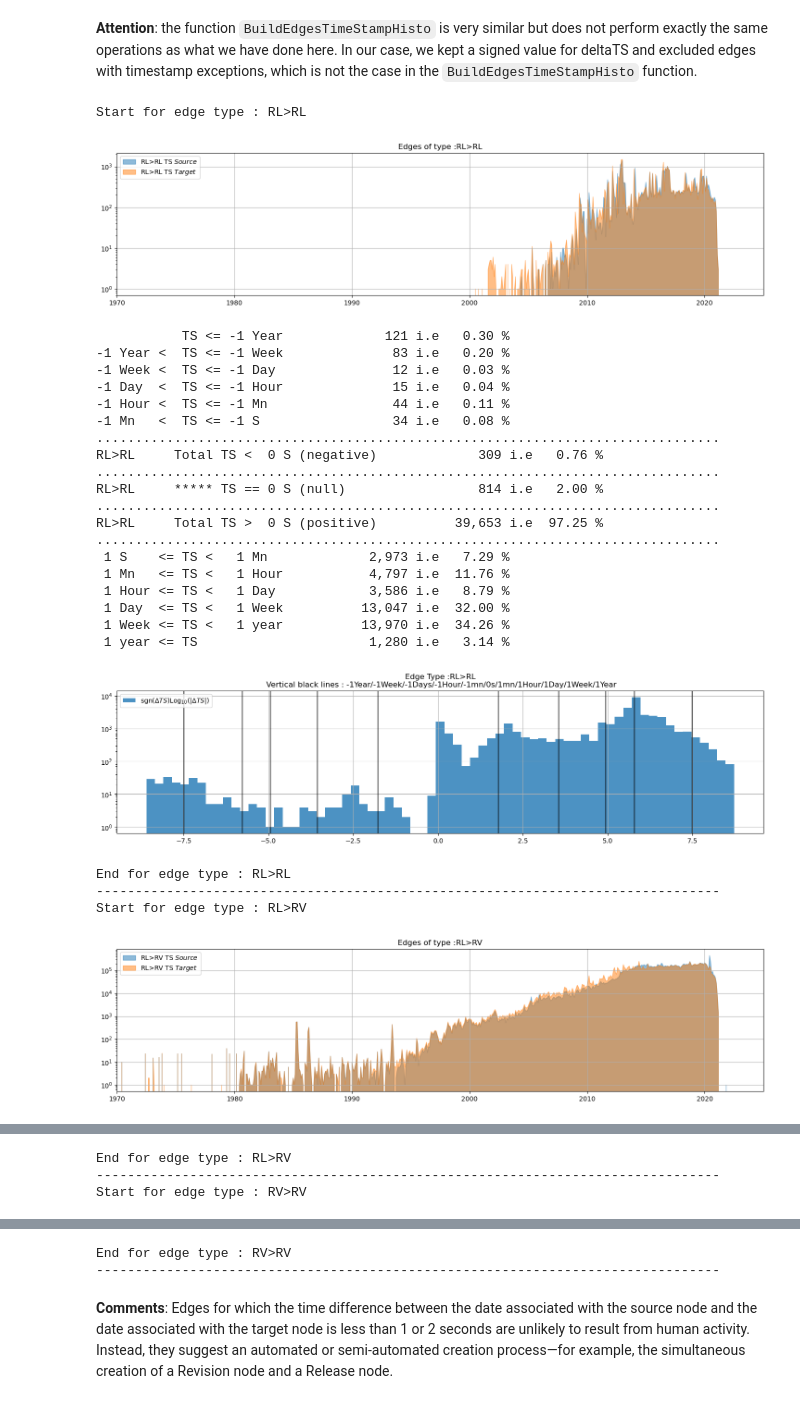
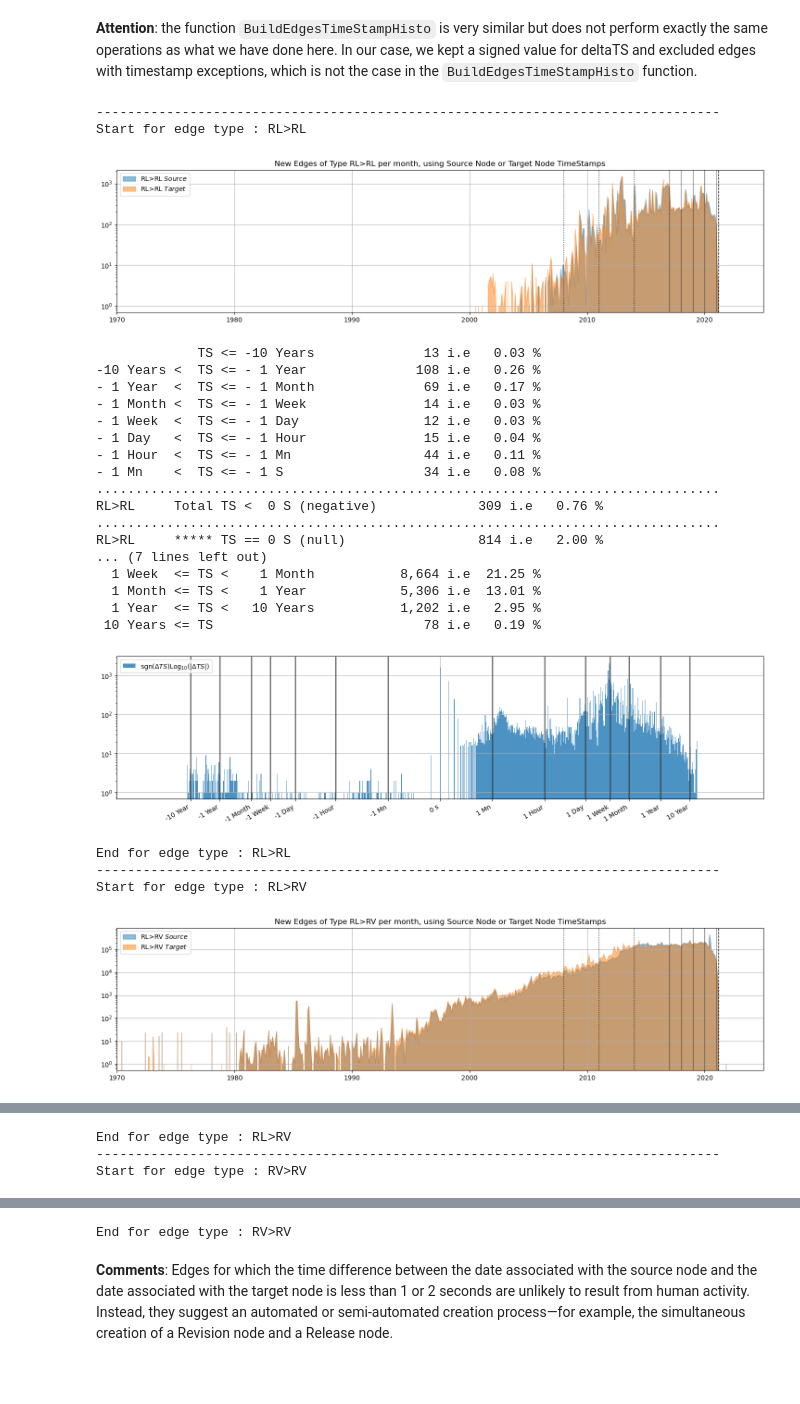
Before and after one commit to grouss/growing-network-study, a Jupyter notebook: SM04_TemporalInformationMainStats.ipynb, the cells around one changed output, grey strips where cells are left out. Drawn from its saved outputs; the diff is of its cells as text; code cells hidden in the pictures; blank space fills up the shorter version.

```diff
--- a/SM04_TemporalInformationMainStats.ipynb
+++ b/SM04_TemporalInformationMainStats.ipynb
@@ -276,7 +286,7 @@ Elapse time  40.0 (s)
 # %% [markdown]
 We can specifically analyze the rate of new edge creation (aggregated monthly and by edge type), as a function the creation date of the source node first, followed by the creation date of the target node. Due to the significant variability in the differences observed between the two timestamps associated to edges ($\Delta TS=TS_{source}-TS_{target}$), these differences are represented using a signed logarithmic scale, with values set to 0 for edges where both timestamps are identical, namely $$-\operatorname{sgn}(\Delta TS){\rm Log}_{10}(|\Delta TS|)$$
 # %%
-nodes,edges,nodesad,d,Nnodes,Nedges=LoadAllArray()
+nodes,edges,nodesad,d,Nnodes,Nedges,EPOCH,DatasetName=LoadAllArray()
 # %% [output]
 Loaded : ./ImportData/nodes_20240310.pkl
 Loaded : ./ImportData/edges_20240310.pkl
@@ -347,36 +362,35 @@ Building edge type array and applying mask 9.38 (s)
 # %%
 for i,Etype in enumerate(encoding):
     mask_type=arraytype==i
     if np.sum(mask_type)!=0:
         print("-"*80)
         print("Start for edge type :",Etype)
-        PlotTSoverTimeEdges(sourcearrayTS,targetarrayTS,mask_type,Etype)
-        DisplayTSstat(deltaTS,mask_type,Etype)
-        PlotTSHisto(deltaTS,mask_type,Etype)
+        PlotTSoverTimeEdges(sourcearrayTS[mask_type],targetarrayTS[mask_type],Etype)
+        DisplayTSstat(deltaTS[mask_type],Etype)
+        PlotTSHisto(deltaTS[mask_type],Etype)
 # %% [output]
+--------------------------------------------------------------------------------
 Start for edge type : RL>RL
-[figure, old version]
+[figure, new version]
-           TS <= -1 Year             121 i.e   0.30 %
--1 Year <  TS <= -1 Week              83 i.e   0.20 %
--1 Week <  TS <= -1 Day               12 i.e   0.03 %
--1 Day  <  TS <= -1 Hour              15 i.e   0.04 %
--1 Hour <  TS <= -1 Mn                44 i.e   0.11 %
--1 Mn   <  TS <= -1 S                 34 i.e   0.08 %
+             TS <= -10 Years              13 i.e   0.03 %
+-10 Years <  TS <= - 1 Year              108 i.e   0.26 %
+- 1 Year  <  TS <= - 1 Month              69 i.e   0.17 %
+- 1 Month <  TS <= - 1 Week               14 i.e   0.03 %
+- 1 Week  <  TS <= - 1 Day                12 i.e   0.03 %
+- 1 Day   <  TS <= - 1 Hour               15 i.e   0.04 %
+- 1 Hour  <  TS <= - 1 Mn                 44 i.e   0.11 %
+- 1 Mn    <  TS <= - 1 S                  34 i.e   0.08 %
 ................................................................................
 RL>RL     Total TS <  0 S (negative)             309 i.e   0.76 %
 ................................................................................
 RL>RL     ***** TS == 0 S (null)                 814 i.e   2.00 %
-................................................................................
-RL>RL     Total TS >  0 S (positive)          39,653 i.e  97.25 %
-................................................................................
- 1 S    <= TS <   1 Mn             2,973 i.e   7.29 %
- 1 Mn   <= TS <   1 Hour           4,797 i.e  11.76 %
- 1 Hour <= TS <   1 Day            3,586 i.e   8.79 %
- 1 Day  <= TS <   1 Week          13,047 i.e  32.00 %
- 1 Week <= TS <   1 year          13,970 i.e  34.26 %
- 1 year <= TS                      1,280 i.e   3.14 %
+... (7 lines left out)
+  1 Week  <= TS <    1 Month           8,664 i.e  21.25 %
+  1 Month <= TS <    1 Year            5,306 i.e  13.01 %
+  1 Year  <= TS <   10 Years           1,202 i.e   2.95 %
+ 10 Years <= TS                           78 i.e   0.19 %
-[figure, old version]
+[figure, new version]
 End for edge type : RL>RL
 --------------------------------------------------------------------------------
 Start for edge type : RL>RV
-[figure, old version]
+[figure, new version]
@@ -427,5 +437,4 @@ RV>RV     Total TS >  0 S (positive)   2,015,400,788 i.e  95.63 %
 End for edge type : RV>RV
---------------------------------------------------------------------------------
 # %% [markdown]
 **Comments**: Edges for which the time difference between the date associated with the source node and the date associated with the target node is less than 1 or 2 seconds are unlikely to result from human activity. Instead, they suggest an automated or semi-automated creation process—for example, the simultaneous creation of a Revision node and a Release node.
 # %% [markdown]
```
Also changed, not shown: parts of 13 cells of this notebook, 21 other files.
